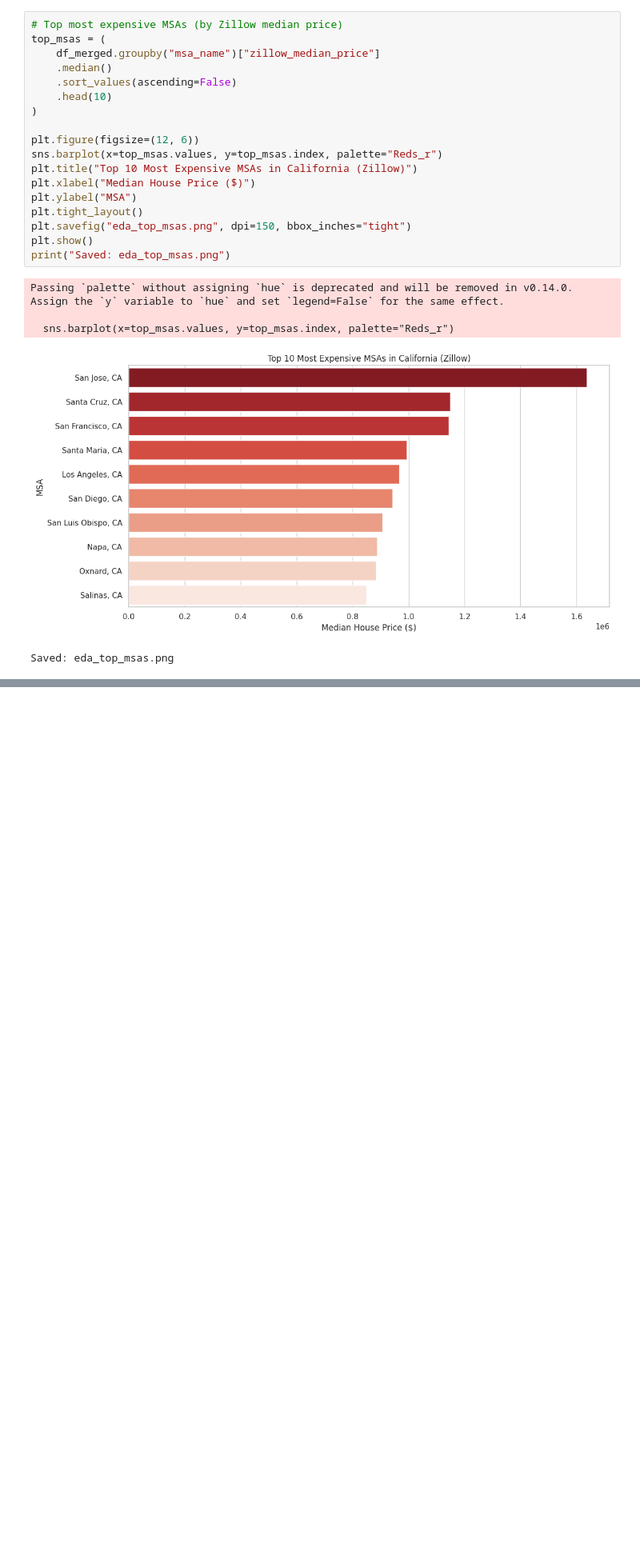
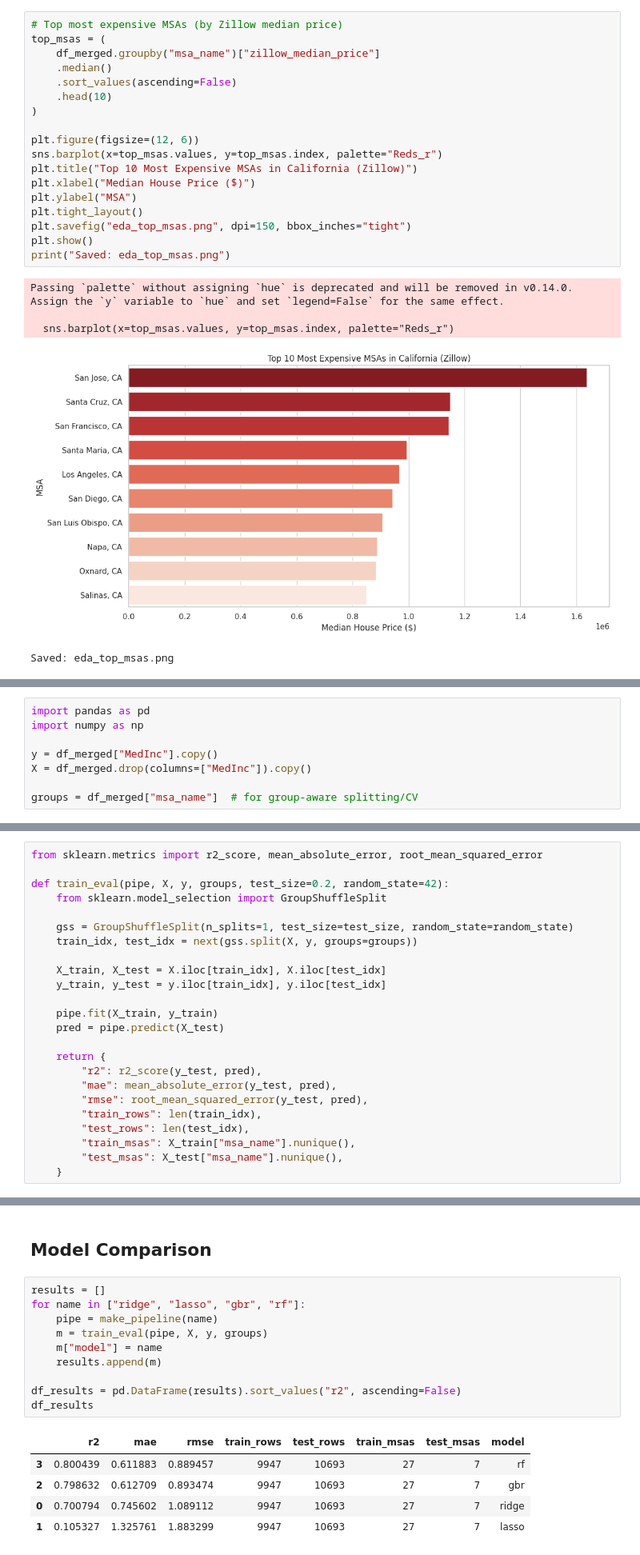
Before and after one commit to timfan705/CAmarket, a Jupyter notebook: cmpe188_CAmarket.ipynb, the cells around one changed output, grey strips where cells are left out. Shown at 80% size. Saved outputs shown, nothing was run; the diff lists cells and outputs as text; blank space fills up the shorter version.

Commit message:
Updated ML pipeline

```diff
--- a/cmpe188_CAmarket.ipynb
+++ b/cmpe188_CAmarket.ipynb
@@ -491,0 +496,8 @@ Saved: eda_top_msas.png
+# %%
+import pandas as pd
+import numpy as np
+
+y = df_merged["MedInc"].copy()
+X = df_merged.drop(columns=["MedInc"]).copy()
+
+groups = df_merged["msa_name"]  # for group-aware splitting/CV
@@ -491,0 +554,24 @@ Saved: eda_top_msas.png
+# %%
+from sklearn.metrics import r2_score, mean_absolute_error, root_mean_squared_error
+
+def train_eval(pipe, X, y, groups, test_size=0.2, random_state=42):
+    from sklearn.model_selection import GroupShuffleSplit
+
+    gss = GroupShuffleSplit(n_splits=1, test_size=test_size, random_state=random_state)
+    train_idx, test_idx = next(gss.split(X, y, groups=groups))
+
+    X_train, X_test = X.iloc[train_idx], X.iloc[test_idx]
+    y_train, y_test = y.iloc[train_idx], y.iloc[test_idx]
+
+    pipe.fit(X_train, y_train)
+    pred = pipe.predict(X_test)
+
+    return {
+        "r2": r2_score(y_test, pred),
+        "mae": mean_absolute_error(y_test, pred),
+        "rmse": root_mean_squared_error(y_test, pred),
+        "train_rows": len(train_idx),
+        "test_rows": len(test_idx),
+        "train_msas": X_train["msa_name"].nunique(),
+        "test_msas": X_test["msa_name"].nunique(),
+    }
@@ -491,0 +592,18 @@ Saved: eda_top_msas.png
+# %% [markdown]
+## Model Comparison
+# %%
+results = []
+for name in ["ridge", "lasso", "gbr", "rf"]:
+    pipe = make_pipeline(name)
+    m = train_eval(pipe, X, y, groups)
+    m["model"] = name
+    results.append(m)
+
+df_results = pd.DataFrame(results).sort_values("r2", ascending=False)
+df_results
+# %% [output]
+|  | r2 | mae | rmse | train_rows | test_rows | train_msas | test_msas | model |
+| 3 | 0.800439 | 0.611883 | 0.889457 | 9947 | 10693 | 27 | 7 | rf |
+| 2 | 0.798632 | 0.612709 | 0.893474 | 9947 | 10693 | 27 | 7 | gbr |
+| 0 | 0.700794 | 0.745602 | 1.089112 | 9947 | 10693 | 27 | 7 | ridge |
+| 1 | 0.105327 | 1.325761 | 1.883299 | 9947 | 10693 | 27 | 7 | lasso |
```
Also changed, not shown: parts of 21 cells of this notebook.
